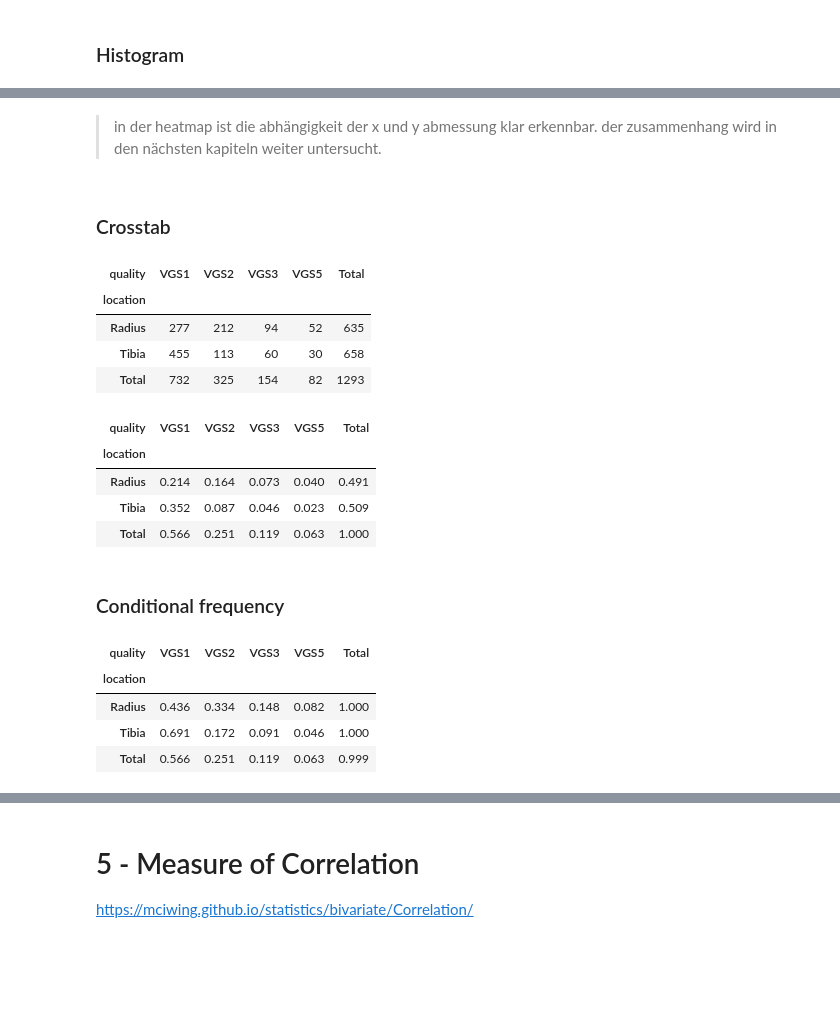
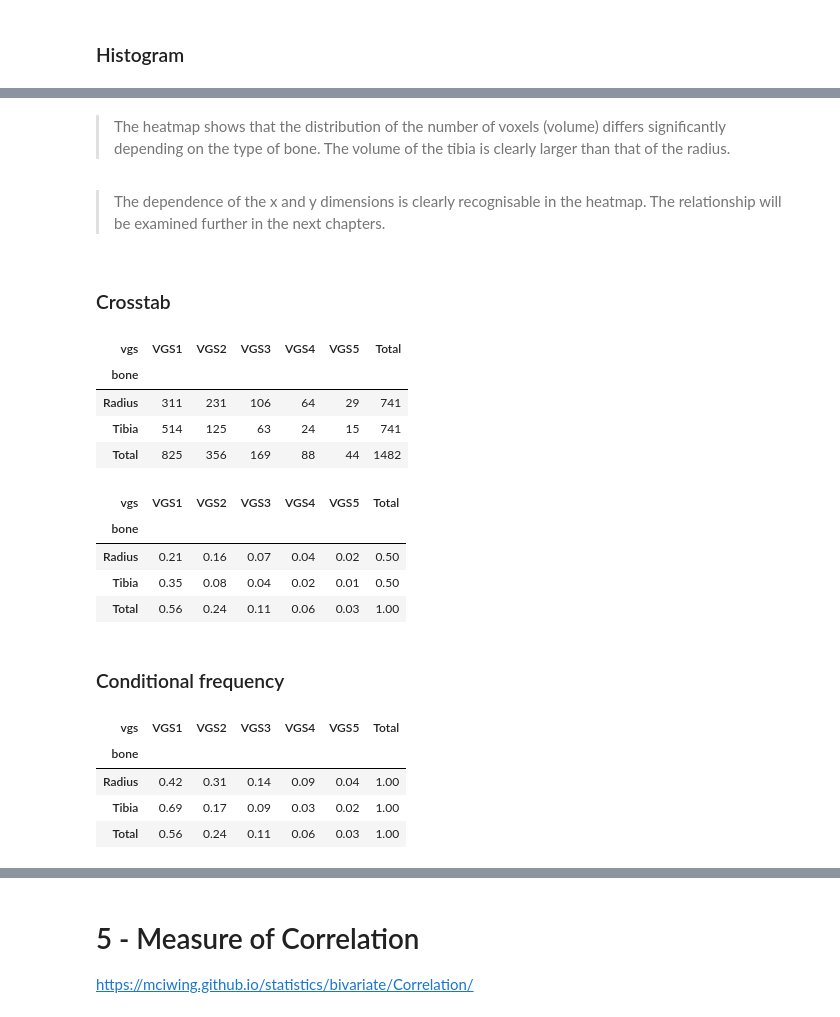
Before and after one commit to ThoAus/WING_Statistics, a Jupyter notebook: 90_project_statistics.ipynb, the cells around one changed output, grey strips where cells are left out. Cells and saved outputs as stored; diff of their text form; code cells hidden in the pictures; blank space fills up the shorter version.

```diff
--- a/90_project_statistics.ipynb
+++ b/90_project_statistics.ipynb
@@ -3,15 +3,18 @@
 # %%
 from pathlib import Path
 import pandas as pd
-
+import numpy as np
 import plotly.express as px
-
+from scipy import stats
 import statistics
 
 # Set the plotly theme
 px.defaults.template = 'simple_white'
+
+# Set the pandas display options
+pd.options.display.float_format = '{:.2f}'.format
 # %%
 # Load the dataset
-data = pd.read_csv('dataset_management/dataset_details_and_split.csv')
+data = pd.read_csv('data/dataset_info_PPS.csv')
 data.head(3)
 # %% [output]
@@ -52,0 +67,5 @@ Index(['scan_id', 'patient_id', 'location', 'side', 'examination', 'quality',
+# %%
+# calculate the total number of voxels
+data['n_voxels'] = data['x_shape'] * data['y_shape'] * data['z_shape']
+
+data.head(3)
@@ -174,0 +202,12 @@ Median: VGS1
+# %%
+print('vgs')
+print('----------------')
+
+print(f'Mode:   {data['vgs'].mode().values[0]}')
+
+# keep only the last character of the vgs column and convert it to an integer to calculate the median
+data['vgs_int'] = data['vgs'].str[-1].astype(int)
+vgs_median = int(data['vgs_int'].median())
+vgs_median = f'VGS{vgs_median}'
+
+print(f'Median: {vgs_median}')
@@ -393,3 +490,5 @@ fig.show()
+# %% [markdown]
+> The heatmap shows that the distribution of the number of voxels (volume) differs significantly depending on the type of bone. The volume of the tibia is clearly larger than that of the radius.
 # %%
 fig = px.density_heatmap(
     data,
@@ -404,43 +503,43 @@ fig = px.density_heatmap(
     )
 
 fig.show()
-# %% [markdown]
-> in der heatmap ist die abhängigkeit der x und y abmessung klar erkennbar. der zusammenhang wird in den nächsten kapiteln weiter untersucht.
+# %% [markdown]
+> The dependence of the x and y dimensions is clearly recognisable in the heatmap. The relationship will be examined further in the next chapters.
 # %% [markdown]
 ### Crosstab
 # %%
 pd.crosstab(
-    data['location'],
-    data['quality'],
+    data['bone'],
+    data['vgs'],
     margins=True,
     margins_name='Total',
     )
 # %% [output]
-| quality | VGS1 | VGS2 | VGS3 | VGS5 | Total |
-| location |  |  |  |  |  |
-| Radius | 277 | 212 | 94 | 52 | 635 |
-| Tibia | 455 | 113 | 60 | 30 | 658 |
-| Total | 732 | 325 | 154 | 82 | 1293 |
+| vgs | VGS1 | VGS2 | VGS3 | VGS4 | VGS5 | Total |
+| bone |  |  |  |  |  |  |
+| Radius | 311 | 231 | 106 | 64 | 29 | 741 |
+| Tibia | 514 | 125 | 63 | 24 | 15 | 741 |
+| Total | 825 | 356 | 169 | 88 | 44 | 1482 |
 # %%
 pd.crosstab(
-    data['location'],
-    data['quality'],
+    data['bone'],
+    data['vgs'],
     margins=True,
     margins_name='Total',
     normalize='all',
     ).round(3)
 # %% [output]
-| quality | VGS1 | VGS2 | VGS3 | VGS5 | Total |
-| location |  |  |  |  |  |
-| Radius | 0.214 | 0.164 | 0.073 | 0.040 | 0.491 |
-| Tibia | 0.352 | 0.087 | 0.046 | 0.023 | 0.509 |
-| Total | 0.566 | 0.251 | 0.119 | 0.063 | 1.000 |
+| vgs | VGS1 | VGS2 | VGS3 | VGS4 | VGS5 | Total |
+| bone |  |  |  |  |  |  |
+| Radius | 0.21 | 0.16 | 0.07 | 0.04 | 0.02 | 0.50 |
+| Tibia | 0.35 | 0.08 | 0.04 | 0.02 | 0.01 | 0.50 |
+| Total | 0.56 | 0.24 | 0.11 | 0.06 | 0.03 | 1.00 |
 # %% [markdown]
 ### Conditional frequency
 # %%
 cond_frequency_df = pd.crosstab(
-    data['location'],
-    data['quality'],
+    data['bone'],
+    data['vgs'],
     margins=True,
     margins_name='Total',
     normalize='index',
@@ -451,10 +550,10 @@ cond_frequency_df['Total'] = cond_frequency_df.sum(axis=1)
 
 cond_frequency_df
 # %% [output]
-| quality | VGS1 | VGS2 | VGS3 | VGS5 | Total |
-| location |  |  |  |  |  |
-| Radius | 0.436 | 0.334 | 0.148 | 0.082 | 1.000 |
-| Tibia | 0.691 | 0.172 | 0.091 | 0.046 | 1.000 |
-| Total | 0.566 | 0.251 | 0.119 | 0.063 | 0.999 |
+| vgs | VGS1 | VGS2 | VGS3 | VGS4 | VGS5 | Total |
+| bone |  |  |  |  |  |  |
+| Radius | 0.42 | 0.31 | 0.14 | 0.09 | 0.04 | 1.00 |
+| Tibia | 0.69 | 0.17 | 0.09 | 0.03 | 0.02 | 1.00 |
+| Total | 0.56 | 0.24 | 0.11 | 0.06 | 0.03 | 1.00 |
 # %%
 cond_frequency_df = pd.crosstab(
```
Also changed, not shown: parts of 96 cells of this notebook, 2 other files.
